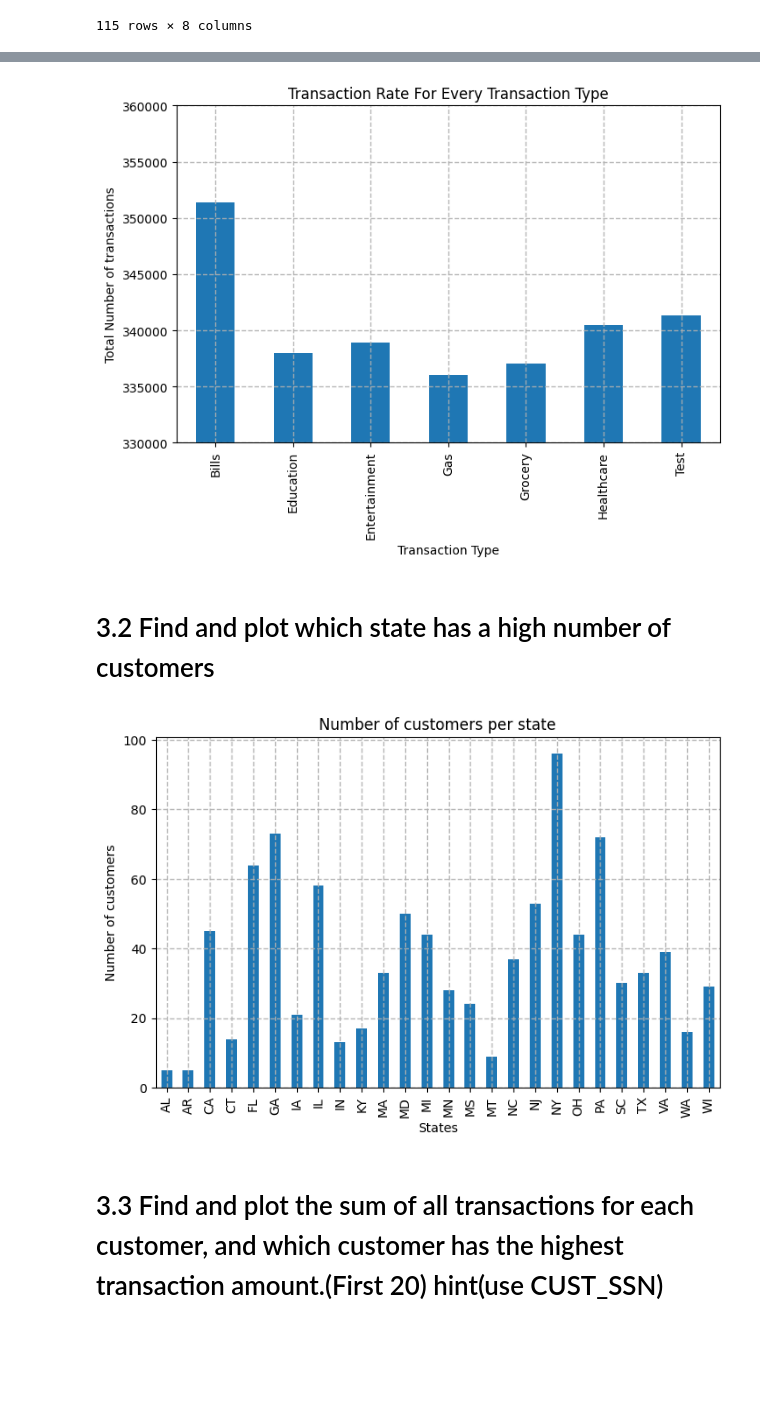
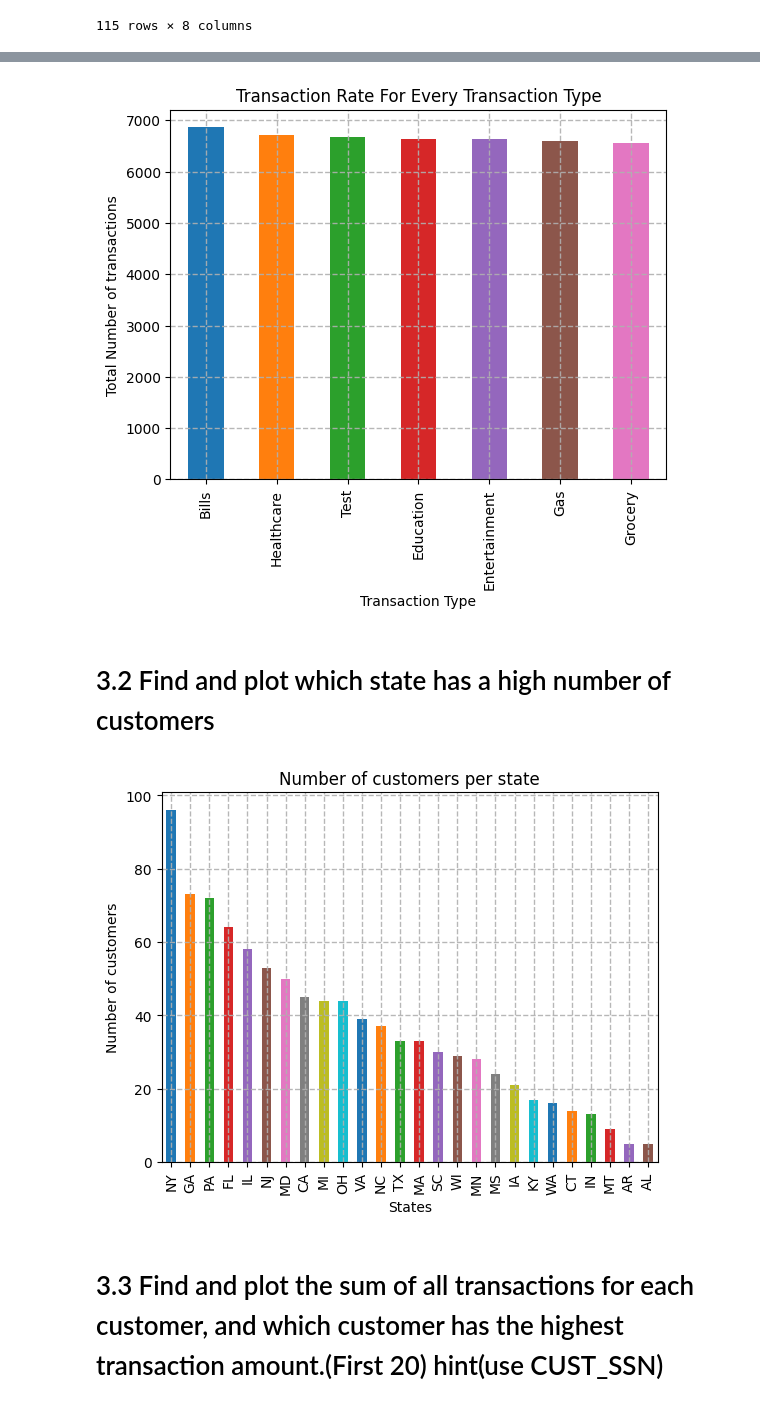
Before and after one commit to AbenezerTsige/Cap_Sone_Project, a Jupyter notebook: Credit_Card_System.ipynb, the cells around one changed output, grey strips where cells are left out. Cells and saved outputs as stored; diff of their text form; code cells hidden in the pictures; blank space fills up the shorter version.

Commit message:
Colored graphs

```diff
--- a/Credit_Card_System.ipynb
+++ b/Credit_Card_System.ipynb
@@ -321,14 +324,21 @@ Name: TRANSACTION_VALUE, dtype: float64
+# %%
+
+df_transact = df_credit_pd[['TRANSACTION_TYPE','TRANSACTION_VALUE']]
+df_transact = df_transact.groupby(['TRANSACTION_TYPE'])['TRANSACTION_VALUE'].count()
+df_transact = df_transact.sort_values(ascending=False)
 # %%
+N = len(df_transact)
+cmap = plt.cm.tab10
+colors = cmap(np.arange(len(df_transact)) % cmap.N)
 
-df_transact.plot(kind='bar', figsize=(8, 5))
+df_transact.plot.bar(color = colors)
 plt.xlabel('Transaction Type')                              # add x-label to the plot
 plt.ylabel('Total Number of transactions')                  # add y-label to the plot
 plt.title('Transaction Rate For Every Transaction Type')    # add title to the plot
 plt.grid(which='major',linestyle = '--', linewidth = 1, alpha=0.9)
-plt.ylim(330000,360000)
 plt.show()
 # %% [output]
-[figure, old version]
+[figure, new version]
 # %% [markdown]
 
 # 3.2 Find and plot which state has a high number of customers
@@ -337,15 +347,20 @@ plt.show()
 # y = number of customerws
 df_state = df_customer_pd[['CUST_STATE', 'SSN']]
 df_state = df_state.groupby(['CUST_STATE'])['SSN'].count()
+df_state = df_state.sort_values(ascending=False)
 
-df_state.plot(kind='bar', figsize=(8, 5))
+N = len(df_state)
+cmap = plt.cm.tab10
+colors = cmap(np.arange(len(df_state)) % cmap.N)
+
+df_state.plot.bar(color=colors)
 plt.xlabel('States')                          # add x-label to the plot
 plt.ylabel('Number of customers')             # add y-label to the plot
 plt.title('Number of customers per state')    # add title to the plot
 plt.grid(which='major',linestyle = '--', linewidth = 1, alpha=0.9)
 plt.show()
 # %% [output]
-[figure, old version]
+[figure, new version]
 # %% [markdown]
 # 3.3 Find and plot the sum of all transactions for each customer, and which customer has the highest transaction amount.(First 20) hint(use CUST_SSN)
 # %%
```
Also changed, not shown: parts of 17 cells of this notebook.
